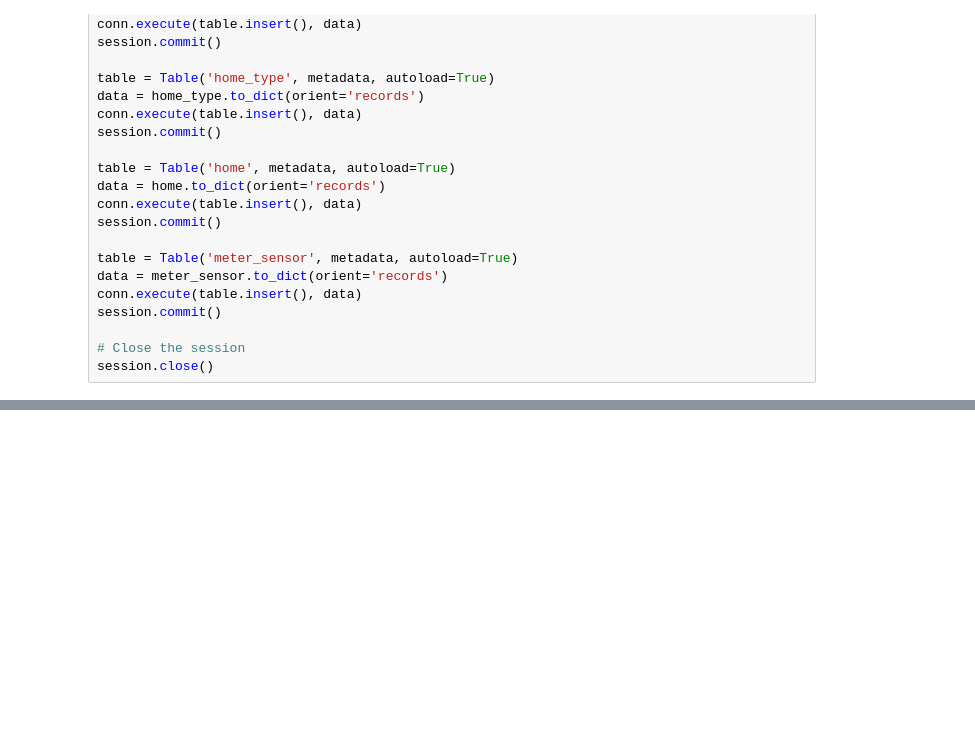
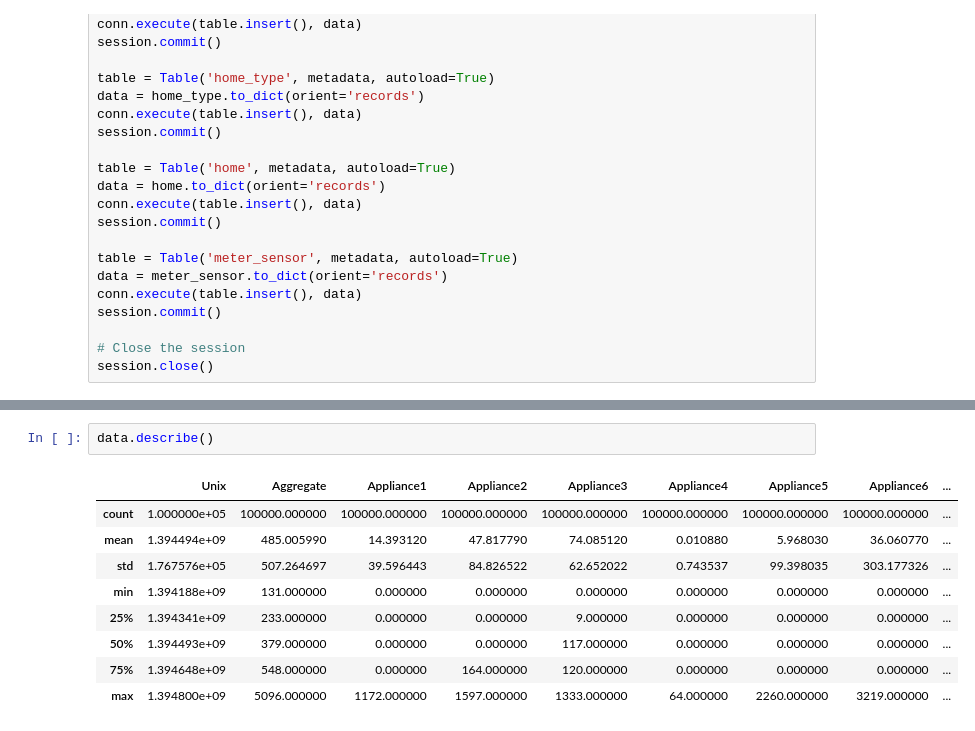
Before and after one commit to wkula/ADB_project, a Jupyter notebook: Data_insert.ipynb, the cells around one changed output, grey strips where cells are left out. Drawn from its saved outputs; the diff is of its cells as text; blank space fills up the shorter version.

```diff
--- a/Data_insert.ipynb
+++ b/Data_insert.ipynb
@@ -585,0 +588,12 @@ session.close()
+# %%
+data.describe()
+# %% [output]
+|  | Unix | Aggregate | Appliance1 | Appliance2 | Appliance3 | Appliance4 | Appliance5 | Appliance6 | ... |
+| count | 1.000000e+05 | 100000.000000 | 100000.000000 | 100000.000000 | 100000.000000 | 100000.000000 | 100000.000000 | 100000.000000 | ... |
+| mean | 1.394494e+09 | 485.005990 | 14.393120 | 47.817790 | 74.085120 | 0.010880 | 5.968030 | 36.060770 | ... |
+| std | 1.767576e+05 | 507.264697 | 39.596443 | 84.826522 | 62.652022 | 0.743537 | 99.398035 | 303.177326 | ... |
+| min | 1.394188e+09 | 131.000000 | 0.000000 | 0.000000 | 0.000000 | 0.000000 | 0.000000 | 0.000000 | ... |
+| 25% | 1.394341e+09 | 233.000000 | 0.000000 | 0.000000 | 9.000000 | 0.000000 | 0.000000 | 0.000000 | ... |
+| 50% | 1.394493e+09 | 379.000000 | 0.000000 | 0.000000 | 117.000000 | 0.000000 | 0.000000 | 0.000000 | ... |
+| 75% | 1.394648e+09 | 548.000000 | 0.000000 | 164.000000 | 120.000000 | 0.000000 | 0.000000 | 0.000000 | ... |
+| max | 1.394800e+09 | 5096.000000 | 1172.000000 | 1597.000000 | 1333.000000 | 64.000000 | 2260.000000 | 3219.000000 | ... |
```
Also changed, not shown: parts of 12 cells of this notebook.
